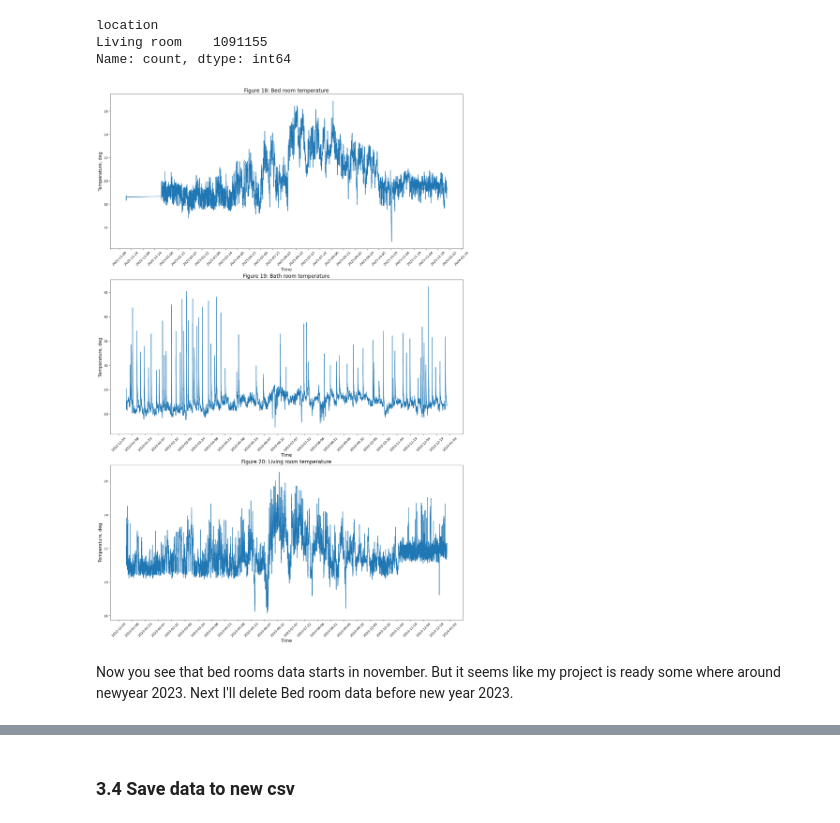
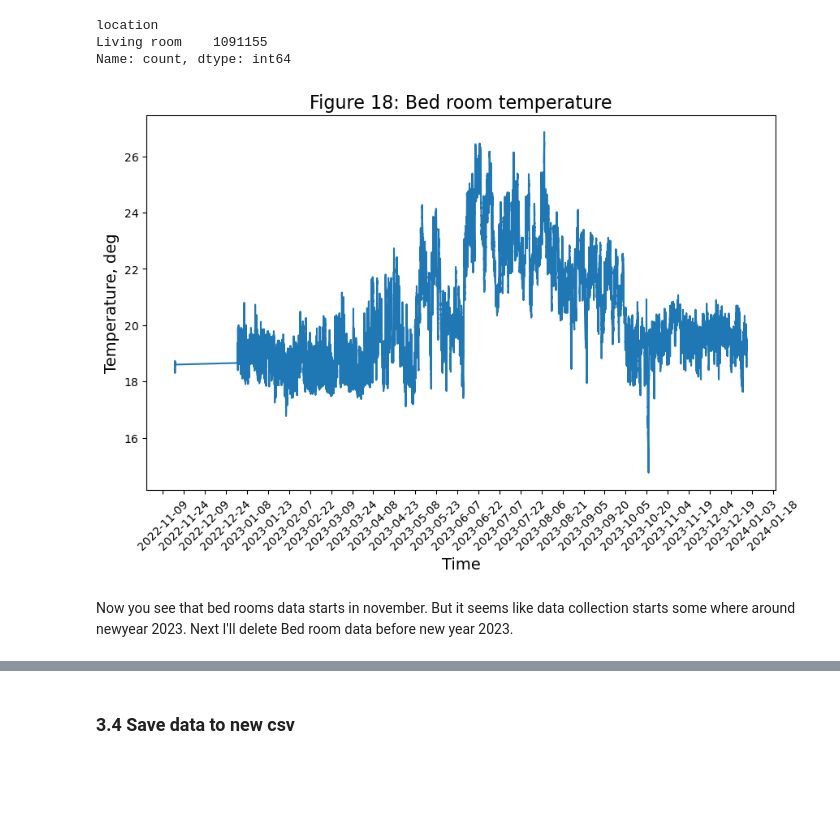
Before and after one commit to kallepesko/RuuviTag-data-made-in-home, a Jupyter notebook: ruuvidata_2023_understand_and_preprocess.ipynb, the cells around one changed output, grey strips where cells are left out. Drawn from its saved outputs; the diff is of its cells as text; code cells hidden in the pictures; blank space fills up the shorter version.

Commit message:
Update to data preprocess and add beginning of thö analyze.

```diff
--- a/ruuvidata_2023_understand_and_preprocess.ipynb
+++ b/ruuvidata_2023_understand_and_preprocess.ipynb
@@ -672,36 +687,18 @@ location
 Living room    1091155
 Name: count, dtype: int64
 # %%
-fig, ax = plt.subplots(3,1, figsize=(20, 30))
+fig, ax = plt.subplots(1,1, figsize=(10, 6))
 
-ax[0].plot(bedR.index, bedR['temperature'])
-ax[0].set_ylabel('Temperature, deg', size=14)
-ax[0].set_xlabel('Time', size=14)
-ax[0].set_title('Figure 18: Bed room temperature', size=16)
-ax[0].xaxis.set_major_locator(plt.MaxNLocator(30))
-ax[0].tick_params(axis='x', rotation=45)
-
-ax[1].plot(bathR.index, bathR['temperature'])
-ax[1].set_ylabel('Temperature, deg', size=14)
-ax[1].set_xlabel('Time', size=14)
-ax[1].set_title('Figure 19: Bath room temperature', size=16)
-ax[1].xaxis.set_major_locator(plt.MaxNLocator(30))
-ax[1].tick_params(axis='x', rotation=45)
-
-ax[2].plot(livingR.index, livingR['temperature'])
-ax[2].set_ylabel('Temperature, deg', size=14)
-ax[2].set_xlabel('Time', size=14)
-ax[2].set_title('Figure 20: Living room temperature', size=16)
-ax[2].xaxis.set_major_locator(plt.MaxNLocator(30))
-ax[2].tick_params(axis='x', rotation=45)
-
-
-# Adjust layout
-#plt.tight_layout()
+ax.plot(bedR.index, bedR['temperature'])
+ax.set_ylabel('Temperature, deg', size=14)
+ax.set_xlabel('Time', size=14)
+ax.set_title('Figure 18: Bed room temperature', size=16)
+ax.xaxis.set_major_locator(plt.MaxNLocator(30))
+ax.tick_params(axis='x', rotation=45)
 
 plt.show()
 # %% [output]
-[figure, old version]
+[figure, new version]
 # %% [markdown]
-Now you see that bed rooms data starts in november. But it seems like my project is ready some where around newyear 2023.
+Now you see that bed rooms data starts in november. But it seems like data collection starts some where around newyear 2023.
 Next I'll delete Bed room data before new year 2023.
```
Also changed, not shown: parts of 32 cells of this notebook, 1 other file.
